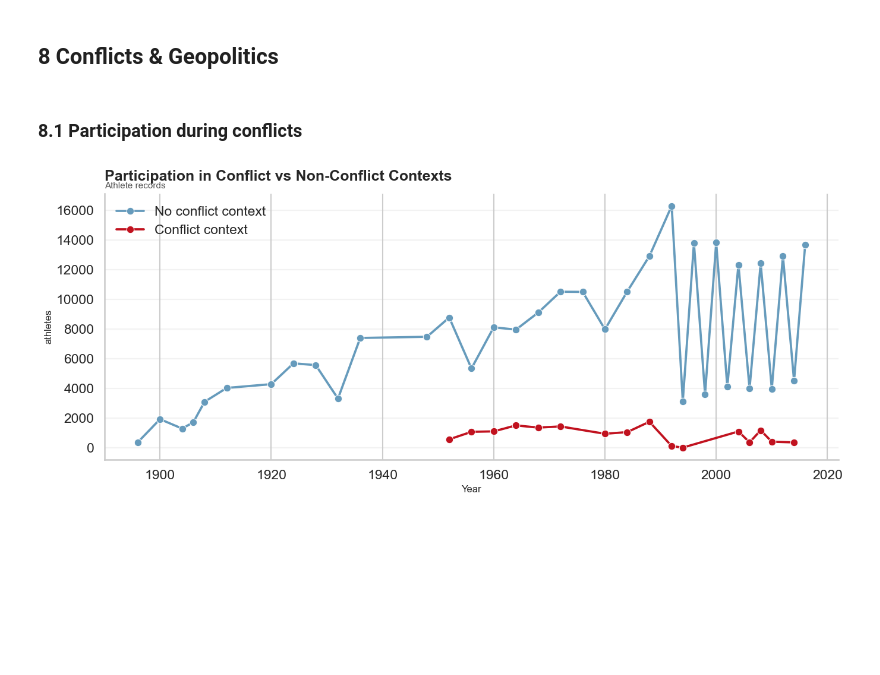
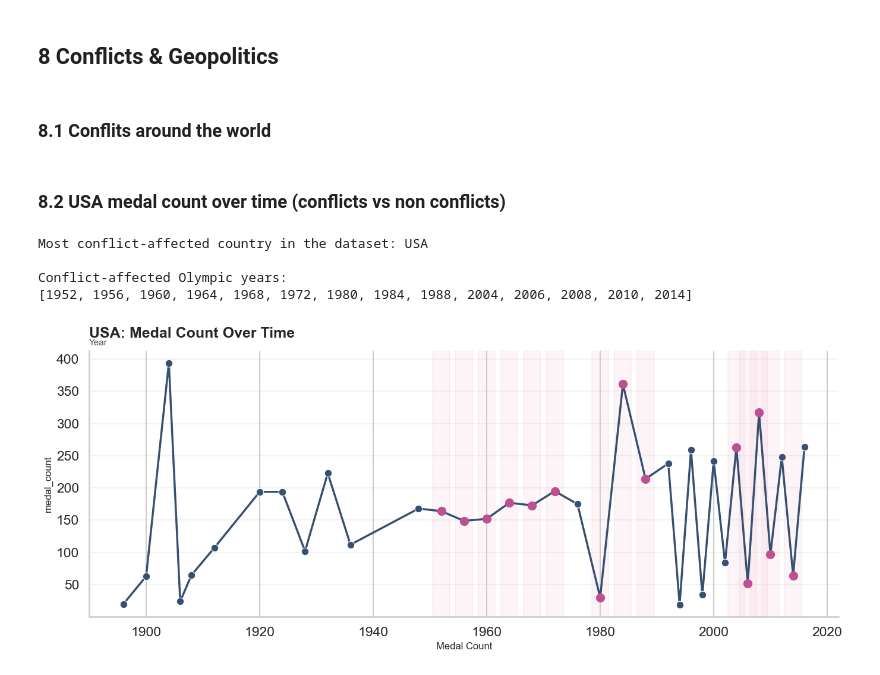
Before and after one commit to com-480-data-visualization/DataRizz, a Jupyter notebook: milestones/milestone1/eda.ipynb, the cells around one changed output. Saved outputs shown, nothing was run; the diff lists cells and outputs as text; code cells hidden in the pictures; blank space fills up the shorter version.

```diff
--- a/milestones/milestone1/eda.ipynb
+++ b/milestones/milestone1/eda.ipynb
@@ -718,2 +918,4 @@ Passing `palette` without assigning `hue` is deprecated and will be removed in v
 # %% [markdown]
 ## 8 Conflicts & Geopolitics
+# %% [markdown]
+### 8.1 Conflits around the world
@@ -720,31 +991,79 @@ Passing `palette` without assigning `hue` is deprecated and will be removed in v
 # %% [markdown]
-### 8.1 Participation during conflicts
+### 8.2 USA medal count over time (conflicts vs non conflicts)
 # %%
-conflict = olympics.copy()
-conflict["conflict"] = conflict["conflict_name"].notna()
+# 1) Mark whether a conflict was active during the Olympic year
+olympics["conflict_active"] = (
+    (olympics["year"] >= olympics["conflict_start"]) &
+    (olympics["year"] <= olympics["conflict_end"])
+)
 
-conflict_counts = conflict.groupby(["year","conflict"]).size().reset_index(name="athletes")
-conflict_counts["context"] = conflict_counts["conflict"].map({True: "Conflict context", False: "No conflict context"})
+# 2) Find the country with the most conflict-affected Olympic years
+country_conflict_years = (
+    olympics.groupby("country")
+    .apply(lambda x: x.loc[x["conflict_active"], "year"].nunique())
+    .reset_index(name="conflict_years")
+    .sort_values("conflict_years", ascending=False)
+)
 
+most_impacted_country = country_conflict_years.iloc[0]["country"]
+print("Most conflict-affected country in the dataset:", most_impacted_country)
+
+# 3) Build a year-level summary for that country
+country_years = olympics[olympics["country"] == most_impacted_country].copy()
+
+year_summary = (
+    country_years.groupby("year")
+    .agg(
+        medal_count=("medal", lambda x: x.notna().sum()),
+        conflict_active=("conflict_active", "max")
+    )
+    .reset_index()
+    .sort_values("year")
+)
+
+print("\nConflict-affected Olympic years:")
+print(year_summary.loc[year_summary["conflict_active"], "year"].tolist())
+
+# 4) Plot medal count over time, highlighting conflict years
 fig, ax = plt.subplots(figsize=(14, 6))
+
 sns.lineplot(
-    data=conflict_counts,
+    data=year_summary,
     x="year",
-    y="athletes",
-    hue="context",
-    palette={"Conflict context": PALETTES["conflict"][True], "No conflict context": PALETTES["conflict"][False]},
-    linewidth=2.7,
+    y="medal_count",
     marker="o",
-    ax=ax,
+    linewidth=2.5,
+    color="#355070",
+    ax=ax
 )
+
+# Highlight conflict years
+conflict_points = year_summary[year_summary["conflict_active"]]
+ax.scatter(
+    conflict_points["year"],
+    conflict_points["medal_count"],
+    color="#bc5090",
+    s=90,
+    zorder=3,
+)
+
+# Optional light vertical shading for conflict years
+for year in conflict_points["year"]:
+    ax.axvspan(year - 1.5, year + 1.5, color="#f3c4d7", alpha=0.18)
+
 polish_axes(
     ax,
-    "Participation in Conflict vs Non-Conflict Contexts",
-    "Athlete records",
+    f"{most_impacted_country}: Medal Count Over Time",
     "Year",
+    "Medal Count"
 )
-ax.legend(title="")
+
+ax.legend()
 plt.tight_layout()
 plt.show()
 # %% [output]
+Most conflict-affected country in the dataset: USA
+
+Conflict-affected Olympic years:
+[1952, 1956, 1960, 1964, 1968, 1972, 1980, 1984, 1988, 2004, 2006, 2008, 2010, 2014]
-[figure, old version]
+[figure, new version]
```
Also changed, not shown: parts of 23 cells of this notebook.
